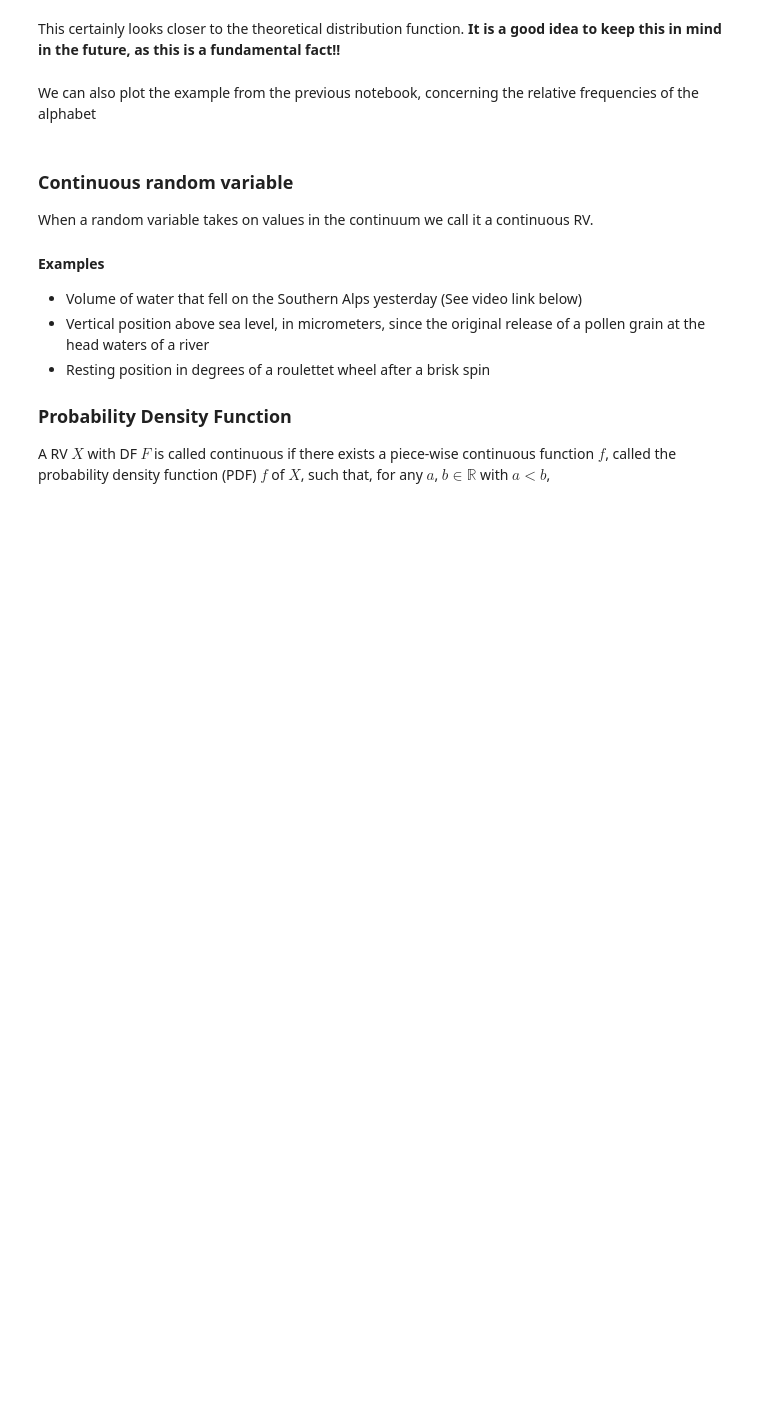
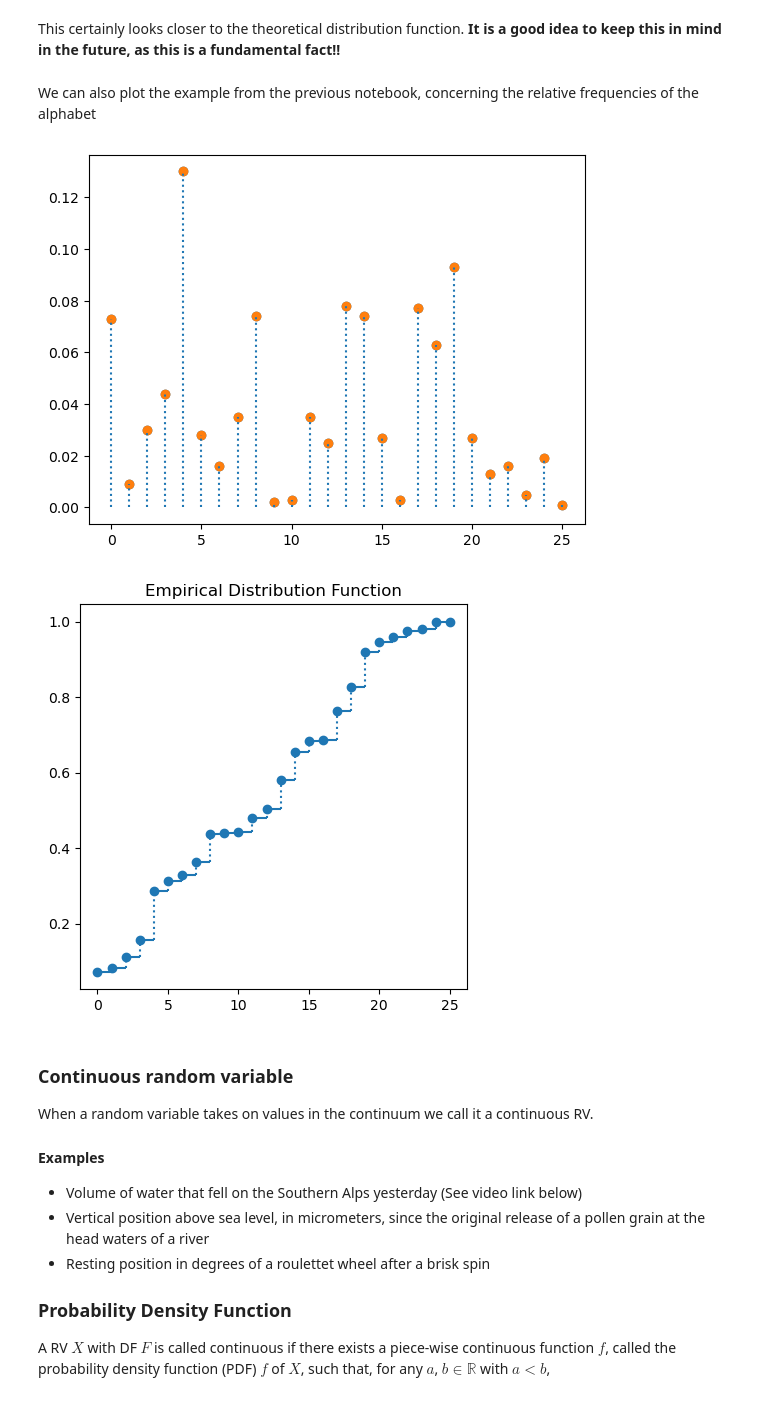
Before and after one commit to datascience-intro/1MS041-2022, a Jupyter notebook: notebooks/02-Random_Variables.ipynb, the cells around one changed output. Saved outputs shown, nothing was run; the diff lists cells and outputs as text; code cells hidden in the pictures; blank space fills up the shorter version.

```diff
--- a/notebooks/02-Random_Variables.ipynb
+++ b/notebooks/02-Random_Variables.ipynb
@@ -154,7 +178,10 @@ alphaRelFreqs = [73/1000,9/1000,30/1000,44/1000,130/1000,28/1000,16/1000,35/1000
 # %%
 # If we identify 0->A, 1->B etc. we can plot it as
 plotEMF(list(enumerate(alphaRelFreqs)))
-plotEDF(list(enumerate(alphaRelFreqs)))
+plotEDF(emfToEdf(list(enumerate(alphaRelFreqs))))
+# %% [output]
+[figure, added]
+[figure, added]
 # %% [markdown]
 ### Continuous random variable
 
```
Also changed, not shown: parts of 8 cells of this notebook, 18 other files.
